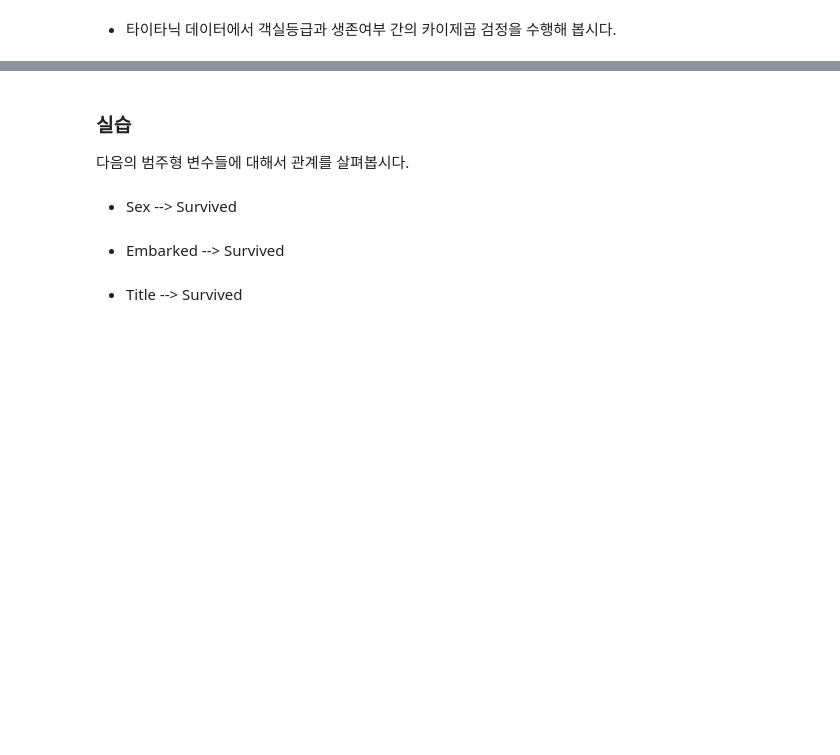
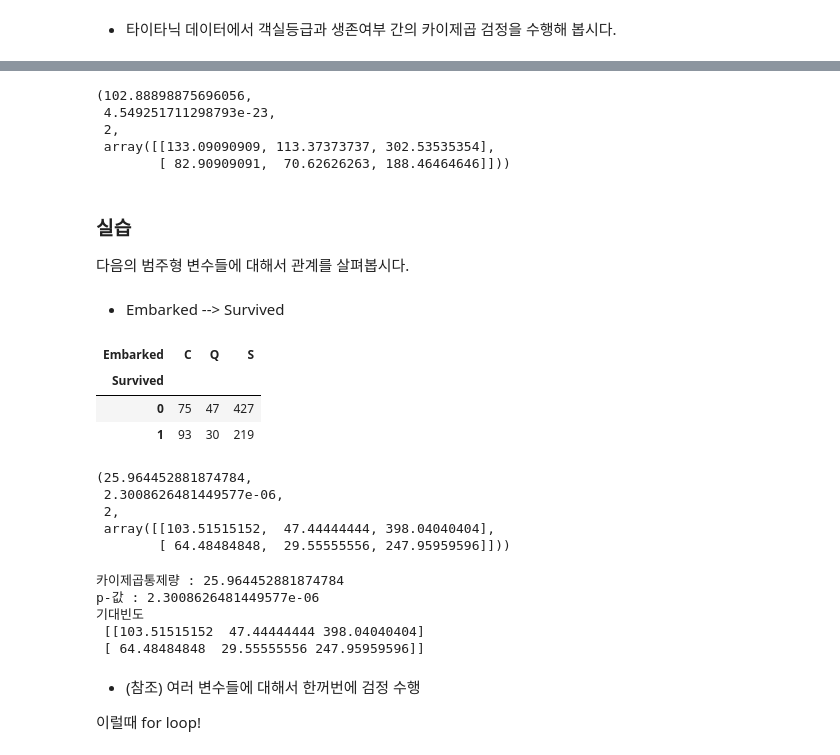
Before and after one commit to khoooo/P3, a Jupyter notebook: [DX] 데이터분석 3일차_예제, 실습파일/09과 [예제] 범주 vs 범주.ipynb, the cells around one changed output, grey strips where cells are left out. Saved outputs shown, nothing was run; the diff lists cells and outputs as text; code cells hidden in the pictures; blank space fills up the shorter version.

```diff
--- a/[DX] 데이터분석 3일차_예제, 실습파일/09과 [예제] 범주 vs 범주.ipynb
+++ b/[DX] 데이터분석 3일차_예제, 실습파일/09과 [예제] 범주 vs 범주.ipynb
@@ -214,10 +215,45 @@ print('기대빈도\n',result[3])
+# %%
+result
+# %% [output]
+(102.88898875696056,
+ 4.549251711298793e-23,
+ 2,
+ array([[133.09090909, 113.37373737, 302.53535354],
+        [ 82.90909091,  70.62626263, 188.46464646]]))
 # %% [markdown]
 ### 실습
 다음의 범주형 변수들에 대해서 관계를 살펴봅시다.
-# %% [markdown]
-* Sex --> Survived
 # %% [markdown]
 * Embarked --> Survived
-# %% [markdown]
-* Title --> Survived
+# %%
+table1 = pd.crosstab(titanic['Survived'],titanic['Embarked'])
+table1
+# %% [output]
+| Embarked | C | Q | S |
+| Survived |  |  |  |
+| 0 | 75 | 47 | 427 |
+| 1 | 93 | 30 | 219 |
+# %%
+result1 = spst.chi2_contingency(table1)
+result1
+# %% [output]
+(25.964452881874784,
+ 2.3008626481449577e-06,
+ 2,
+ array([[103.51515152,  47.44444444, 398.04040404],
+        [ 64.48484848,  29.55555556, 247.95959596]]))
+# %%
+print('카이제곱통제량 :',result1[0])
+print('p-값 :',result1[1])
+print('기대빈도\n',result1[3])
+# %% [output]
+카이제곱통제량 : 25.964452881874784
+p-값 : 2.3008626481449577e-06
+기대빈도
+ [[103.51515152  47.44444444 398.04040404]
+ [ 64.48484848  29.55555556 247.95959596]]
+# %% [markdown]
+* (참조) 여러 변수들에 대해서 한꺼번에 검정 수행
+
+이럴때 for loop!
 # %%
```
Also changed, not shown: parts of 35 cells of this notebook.
